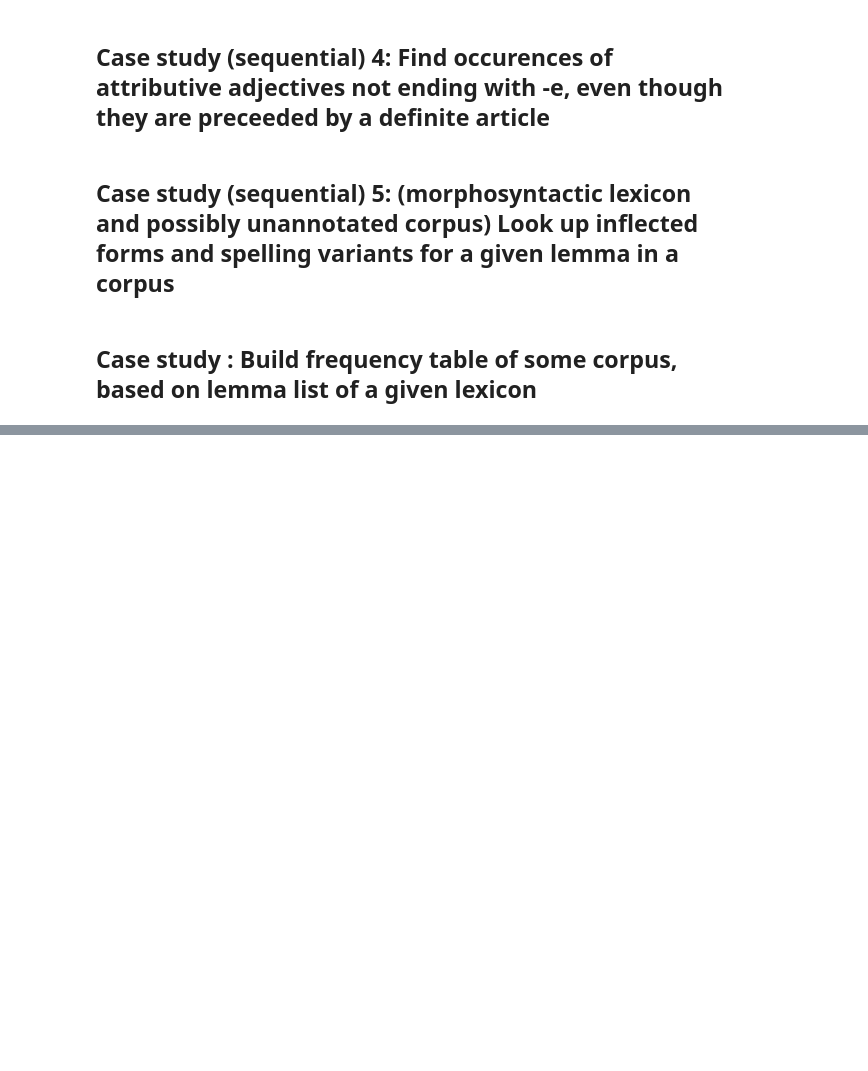
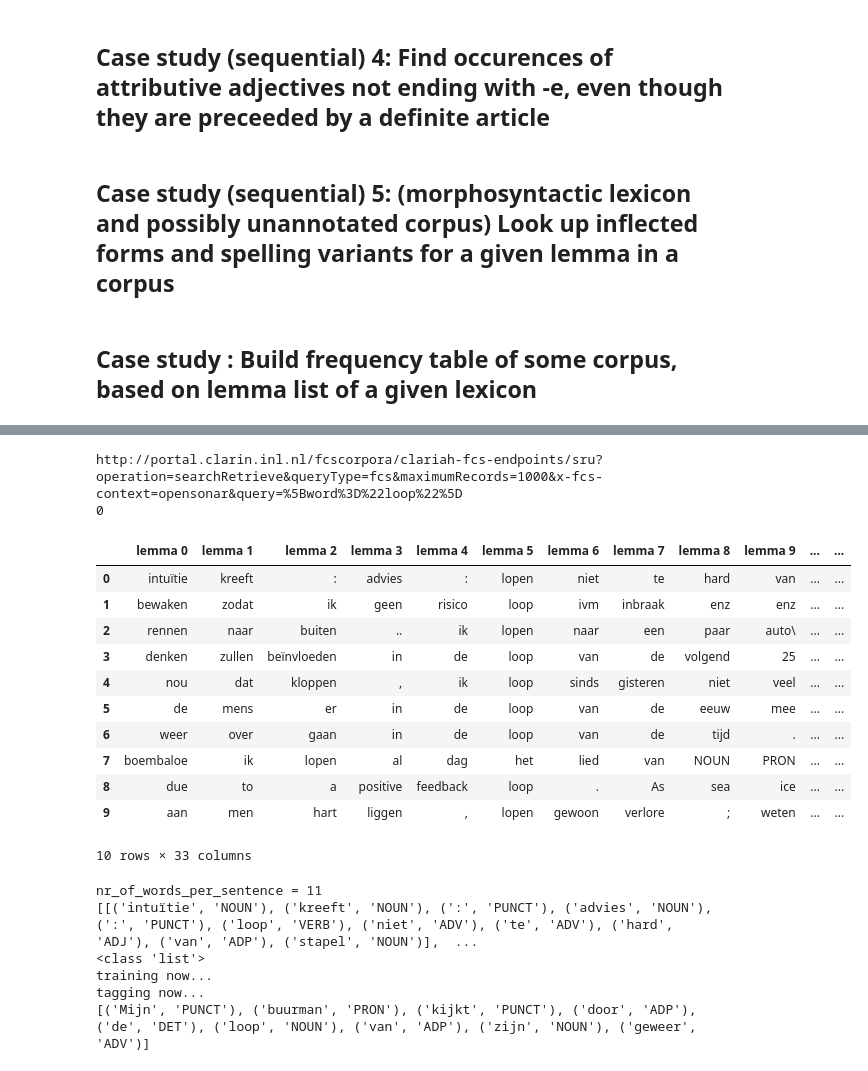
Before and after one commit to INL/chaining-search, a Jupyter notebook: Chaining search.ipynb, the cells around one changed output, grey strips where cells are left out. Drawn from its saved outputs; the diff is of its cells as text; code cells hidden in the pictures; blank space fills up the shorter version.

Commit message:
Added tagger implementation, training by means of corpus annotations; added function for tracking missing wordforms in lexica, based on comparison with some corpus; improved ranking function; etc.

```diff
--- a/Chaining search.ipynb
+++ b/Chaining search.ipynb
@@ -967,0 +1133,59 @@ display(df_rankdiffs.sort_values(by=['rank_diff']))
+# %%
+from nltk.tag.perceptron import PerceptronTagger
+
+base_lexicon="molex"
+corpus_to_search="opensonar"
+
+# we have a given word, let's say: "loop"
+some_word = "loop"
+
+# get the paradigm of the lemma our word is a part of
+query = lexicon_query(some_word, pos=None, lexicon=base_lexicon)
+df_paradigm = search_lexicon(query, base_lexicon)
+display(df_paradigm)
+
+# gather some pattern including our word, out of an annotated corpus
+# here: DET + ADJ + 'loop'
+df_corpus = search_corpus(query=r'[word="' + some_word + r'"]', corpus=corpus_to_search, hits_only=False)
+
+display(df_corpus)
+
+# Train a tagger with the corpus annotations
+# The input must be like: tagger.train([ [('today','NN'),('is','VBZ'),('good','JJ'),('day','NN')], [...] ])
+
+collocations = []
+nr_of_words_per_sentence = int( df_corpus.shape[1] / 3 )  # divided by the number of information layers (lemma, pos, wordform)
+print("nr_of_words_per_sentence = " + str(nr_of_words_per_sentence))
+
+for index, row in df_corpus.iterrows():
+    one_collocation =  []
+    wrong = False
+    for i in range(0, nr_of_words_per_sentence, 1):
+        tuple = ( row['word '+str(i)], row['pos '+str(i)] )
+        one_collocation.append( tuple )
+        if (row['word '+str(i)] is None or row['pos '+str(i)] is None):
+            wrong = True
+    if wrong is False:
+        collocations.append(one_collocation)
+
+print(collocations)
+
+print(type(collocations))
+
+
+print('training now...')
+tagger = PerceptronTagger(load=False)
+tagger.train(collocations)
+
+# Use the trained tagger to tag unknown collocations
+# The input must be like: tagger.tag(['today','is','a','beautiful','day'])
+
+print('tagging now...')
+sentence = 'Mijn buurman kijkt door de loop van zijn geweer'
+tagged_sentence = tagger.tag( sentence.split() )
+
+print(tagged_sentence)
+
+
+# Know we can lemmatize each occurence of our lemma in the new sentences
+# %% [output]
@@ -967,0 +1198,20 @@ display(df_rankdiffs.sort_values(by=['rank_diff']))
+http://portal.clarin.inl.nl/fcscorpora/clariah-fcs-endpoints/sru?operation=searchRetrieve&queryType=fcs&maximumRecords=1000&x-fcs-context=opensonar&query=%5Bword%3D%22loop%22%5D
+0
+|  | lemma 0 | lemma 1 | lemma 2 | lemma 3 | lemma 4 | lemma 5 | lemma 6 | lemma 7 | lemma 8 | lemma 9 | ... | ... |
+| 0 | intuïtie | kreeft | : | advies | : | lopen | niet | te | hard | van | ... | ... |
+| 1 | bewaken | zodat | ik | geen | risico | loop | ivm | inbraak | enz | enz | ... | ... |
+| 2 | rennen | naar | buiten | .. | ik | lopen | naar | een | paar | auto\ | ... | ... |
+| 3 | denken | zullen | beïnvloeden | in | de | loop | van | de | volgend | 25 | ... | ... |
+| 4 | nou | dat | kloppen | , | ik | loop | sinds | gisteren | niet | veel | ... | ... |
+| 5 | de | mens | er | in | de | loop | van | de | eeuw | mee | ... | ... |
+| 6 | weer | over | gaan | in | de | loop | van | de | tijd | . | ... | ... |
+| 7 | boembaloe | ik | lopen | al | dag | het | lied | van | NOUN | PRON | ... | ... |
+| 8 | due | to | a | positive | feedback | loop | . | As | sea | ice | ... | ... |
+| 9 | aan | men | hart | liggen | , | lopen | gewoon | verlore | ; | weten | ... | ... |
+10 rows × 33 columns
+nr_of_words_per_sentence = 11
+[[('intuïtie', 'NOUN'), ('kreeft', 'NOUN'), (':', 'PUNCT'), ('advies', 'NOUN'), (':', 'PUNCT'), ('loop', 'VERB'), ('niet', 'ADV'), ('te', 'ADV'), ('hard', 'ADJ'), ('van', 'ADP'), ('stapel', 'NOUN')],  ...
+<class 'list'>
+training now...
+tagging now...
+[('Mijn', 'PUNCT'), ('buurman', 'PRON'), ('kijkt', 'PUNCT'), ('door', 'ADP'), ('de', 'DET'), ('loop', 'NOUN'), ('van', 'ADP'), ('zijn', 'NOUN'), ('geweer', 'ADV')]
```
Also changed, not shown: parts of 9 cells of this notebook, 2 other files.
